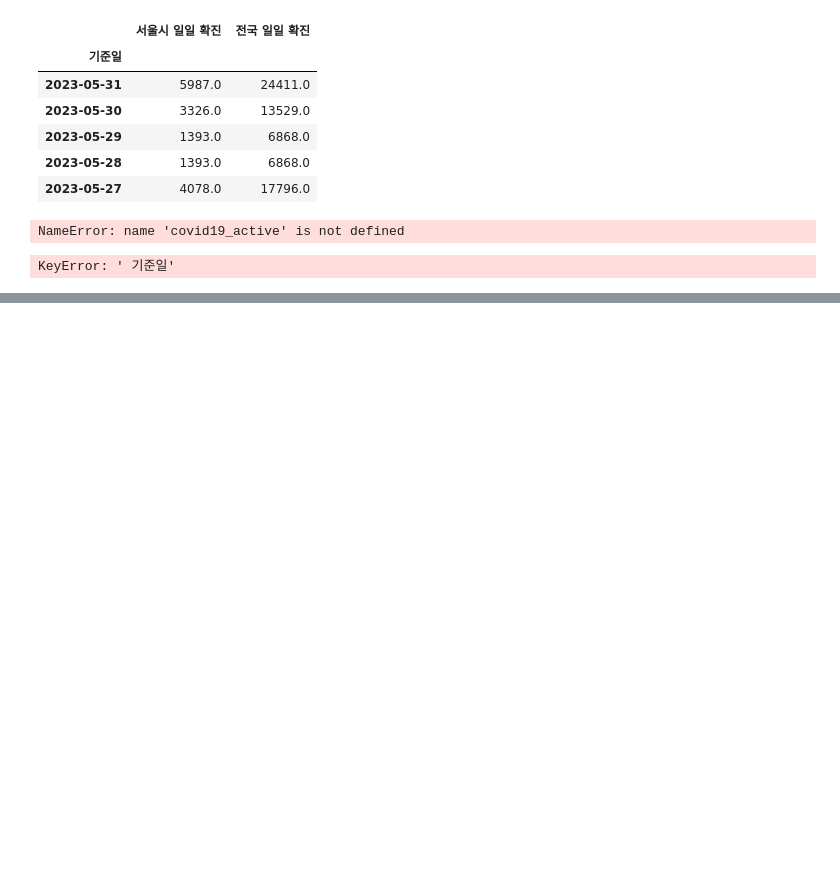
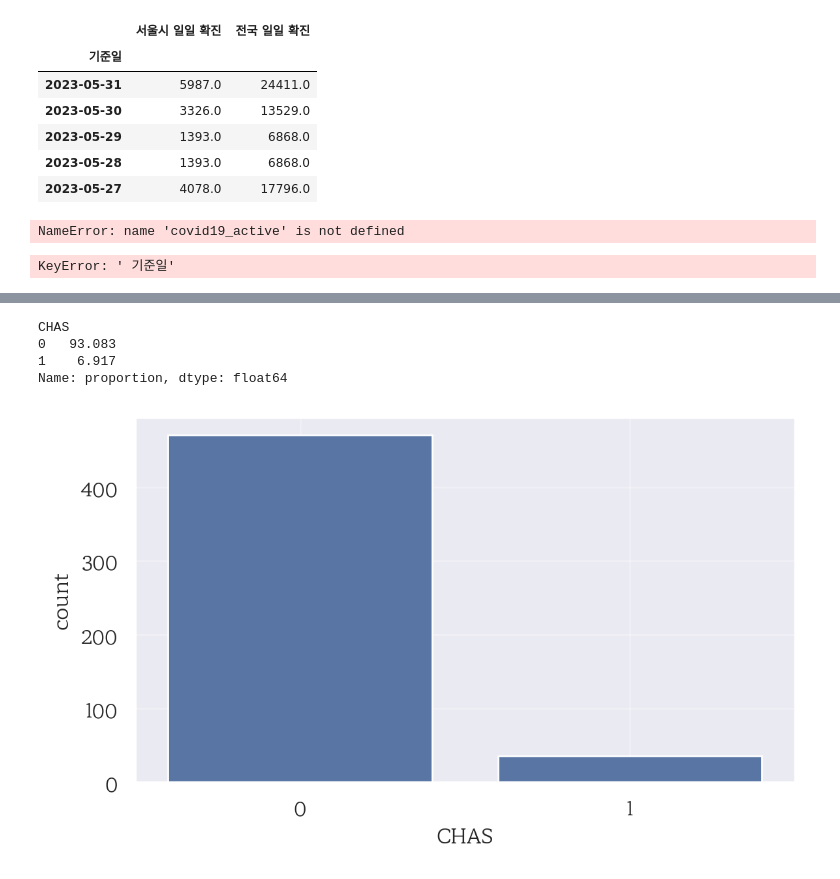
Before and after one commit to JAEYONG0303/For-python-, a Jupyter notebook: 코드 무한 연습용.ipynb, the cells around one changed output, grey strips where cells are left out. Saved outputs shown, nothing was run; the diff lists cells and outputs as text; code cells hidden in the pictures; blank space fills up the shorter version.

```diff
--- a/코드 무한 연습용.ipynb
+++ b/코드 무한 연습용.ipynb
@@ -2672,0 +2988,30 @@ plt.close()
+# %%
+chas_counts = df['CHAS'].value_counts(normalize = True) * 100
+chas_counts
+# %% [output]
+CHAS
+0   93.083
+1    6.917
+Name: proportion, dtype: float64
+# %%
+width_px = 1200
+height_px = 720
+rows = 1
+cols = 1
+figsize = (width_px/ my_dpi, height_px / my_dpi)
+fig, ax = plt.subplots(rows, cols, figsize = figsize, dpi = my_dpi)
+
+# count 그리기
+sb.countplot(data=df,
+             x ='CHAS',
+
+          )
+
+ax.grid(True, alpha = 0.3)
+
+# 출력
+plt.tight_layout()
+plt.show()
+plt.close()
+# %% [output]
+[figure, added]
```
Also changed, not shown: parts of 14 cells of this notebook, 2 other files.
